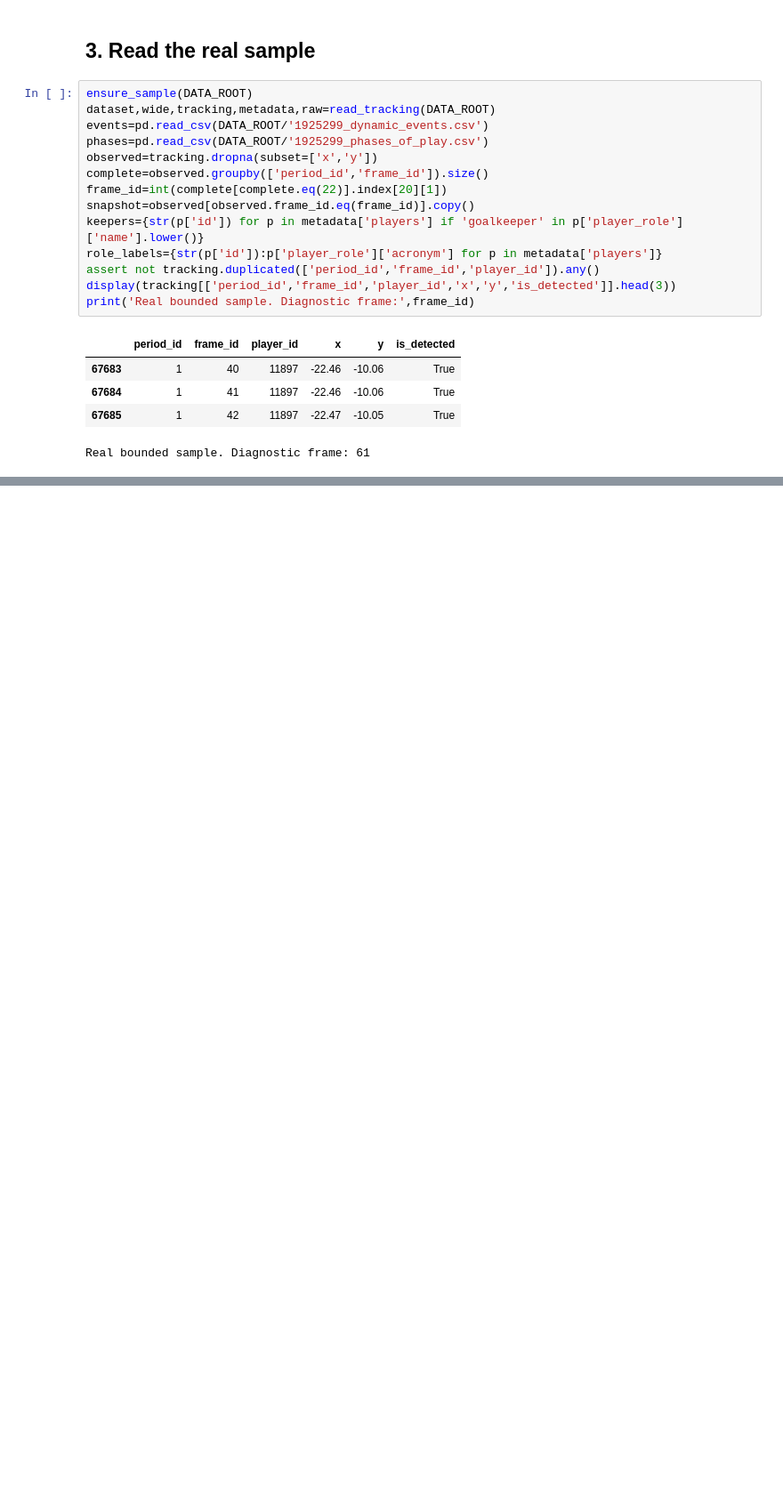
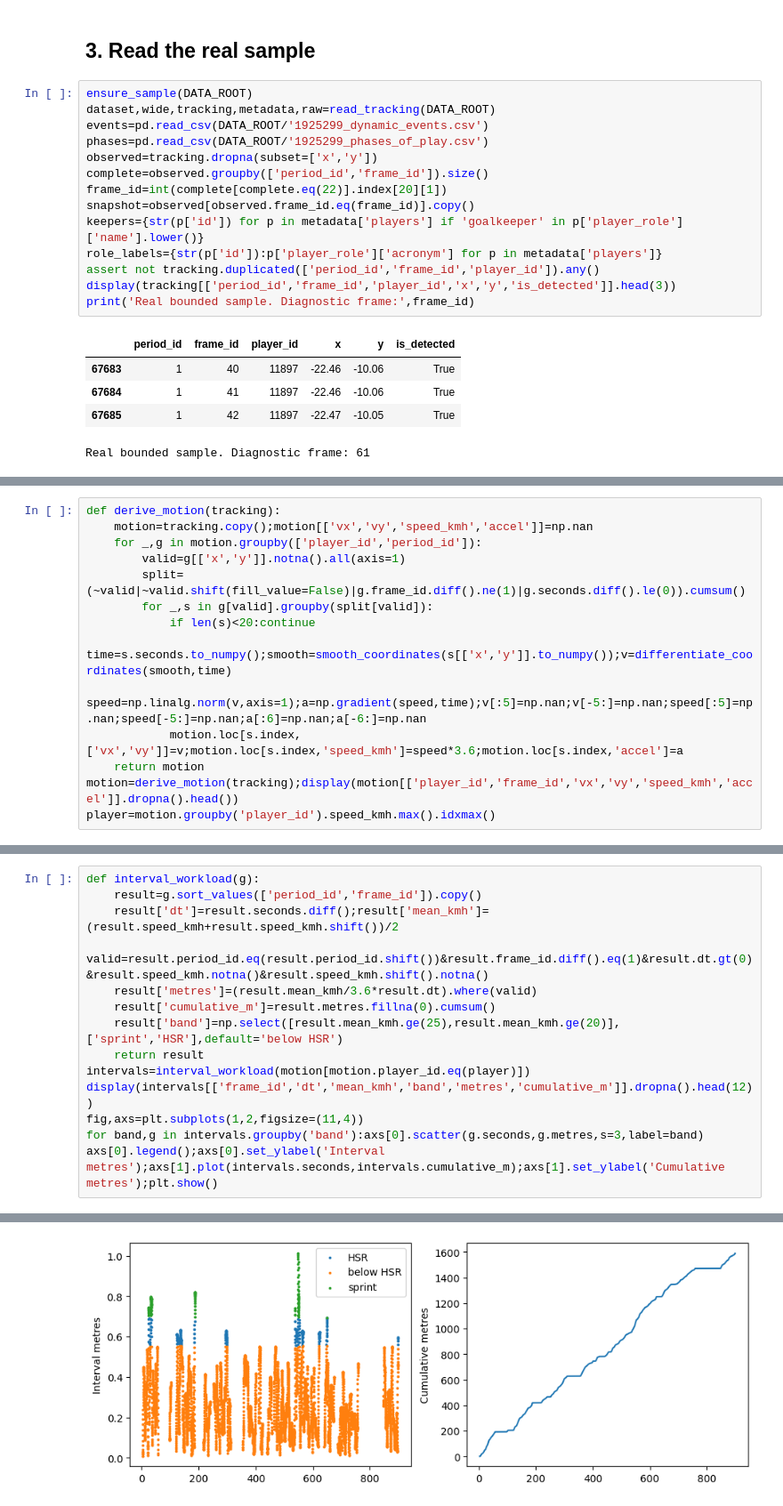
Before and after one commit to zcochran27/tracking-data-applied-workshop, a Jupyter notebook: notebooks/methods/06_physical_metrics.ipynb, the cells around one changed output, grey strips where cells are left out. Shown at 89% size. Drawn from its saved outputs; the diff is of its cells as text; blank space fills up the shorter version.

```diff
--- a/notebooks/methods/06_physical_metrics.ipynb
+++ b/notebooks/methods/06_physical_metrics.ipynb
@@ -486,0 +160,14 @@ This notebook is deliberately self-contained. Shared *concepts* such as smoothin
+# %%
+def derive_motion(tracking):
+    motion=tracking.copy();motion[['vx','vy','speed_kmh','accel']]=np.nan
+    for _,g in motion.groupby(['player_id','period_id']):
+        valid=g[['x','y']].notna().all(axis=1)
+        split=(~valid|~valid.shift(fill_value=False)|g.frame_id.diff().ne(1)|g.seconds.diff().le(0)).cumsum()
+        for _,s in g[valid].groupby(split[valid]):
+            if len(s)<20:continue
+            time=s.seconds.to_numpy();smooth=smooth_coordinates(s[['x','y']].to_numpy());v=differentiate_coordinates(smooth,time)
+            speed=np.linalg.norm(v,axis=1);a=np.gradient(speed,time);v[:5]=np.nan;v[-5:]=np.nan;speed[:5]=np.nan;speed[-5:]=np.nan;a[:6]=np.nan;a[-6:]=np.nan
+            motion.loc[s.index,['vx','vy']]=v;motion.loc[s.index,'speed_kmh']=speed*3.6;motion.loc[s.index,'accel']=a
+    return motion
+motion=derive_motion(tracking);display(motion[['player_id','frame_id','vx','vy','speed_kmh','accel']].dropna().head())
+player=motion.groupby('player_id').speed_kmh.max().idxmax()
@@ -486,0 +185,15 @@ This notebook is deliberately self-contained. Shared *concepts* such as smoothin
+# %%
+def interval_workload(g):
+    result=g.sort_values(['period_id','frame_id']).copy()
+    result['dt']=result.seconds.diff();result['mean_kmh']=(result.speed_kmh+result.speed_kmh.shift())/2
+    valid=result.period_id.eq(result.period_id.shift())&result.frame_id.diff().eq(1)&result.dt.gt(0)&result.speed_kmh.notna()&result.speed_kmh.shift().notna()
+    result['metres']=(result.mean_kmh/3.6*result.dt).where(valid)
+    result['cumulative_m']=result.metres.fillna(0).cumsum()
+    result['band']=np.select([result.mean_kmh.ge(25),result.mean_kmh.ge(20)],['sprint','HSR'],default='below HSR')
+    return result
+intervals=interval_workload(motion[motion.player_id.eq(player)])
+display(intervals[['frame_id','dt','mean_kmh','band','metres','cumulative_m']].dropna().head(12))
+fig,axs=plt.subplots(1,2,figsize=(11,4))
+for band,g in intervals.groupby('band'):axs[0].scatter(g.seconds,g.metres,s=3,label=band)
+axs[0].legend();axs[0].set_ylabel('Interval metres');axs[1].plot(intervals.seconds,intervals.cumulative_m);axs[1].set_ylabel('Cumulative metres');plt.show()
+# %% [output]
@@ -486,0 +213 @@ This notebook is deliberately self-contained. Shared *concepts* such as smoothin
+[figure, added]
```
Also changed, not shown: parts of 53 cells of this notebook, 35 other files.
